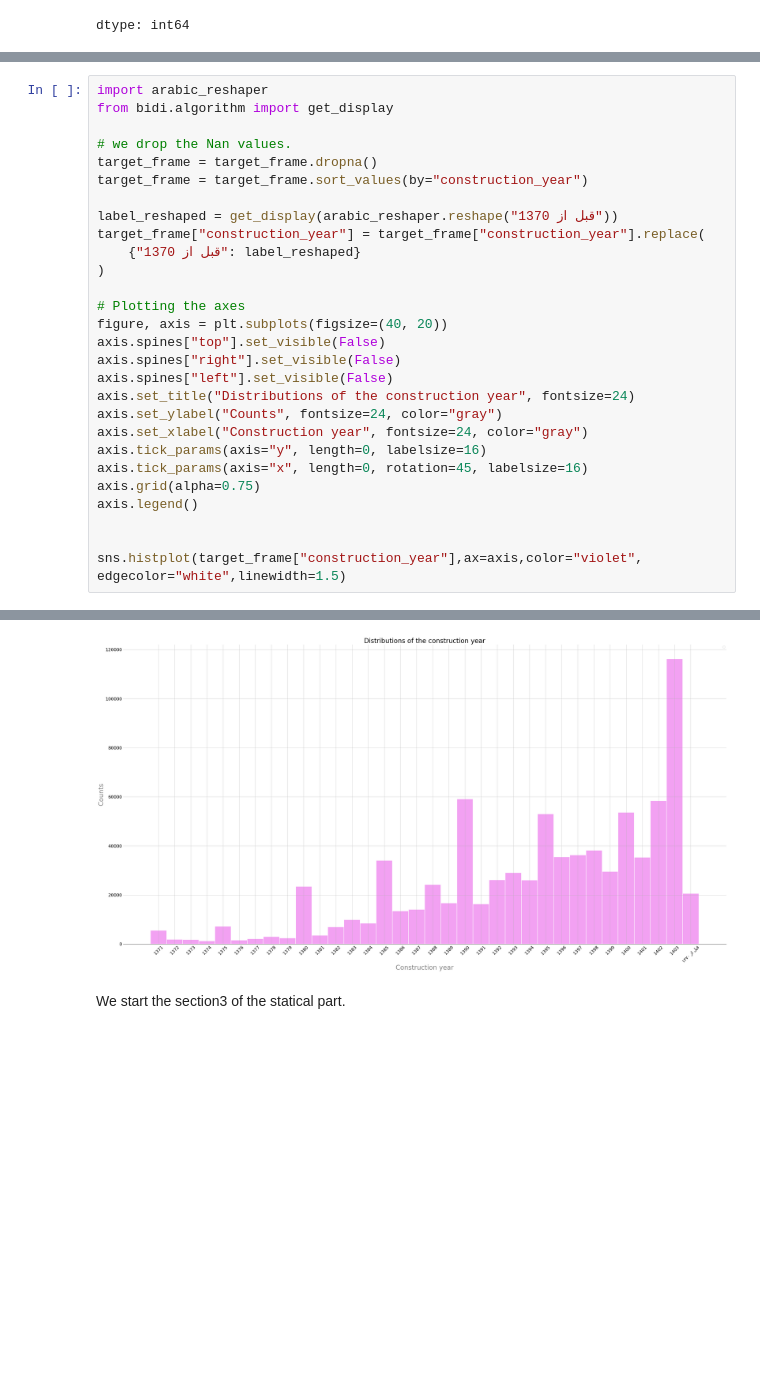
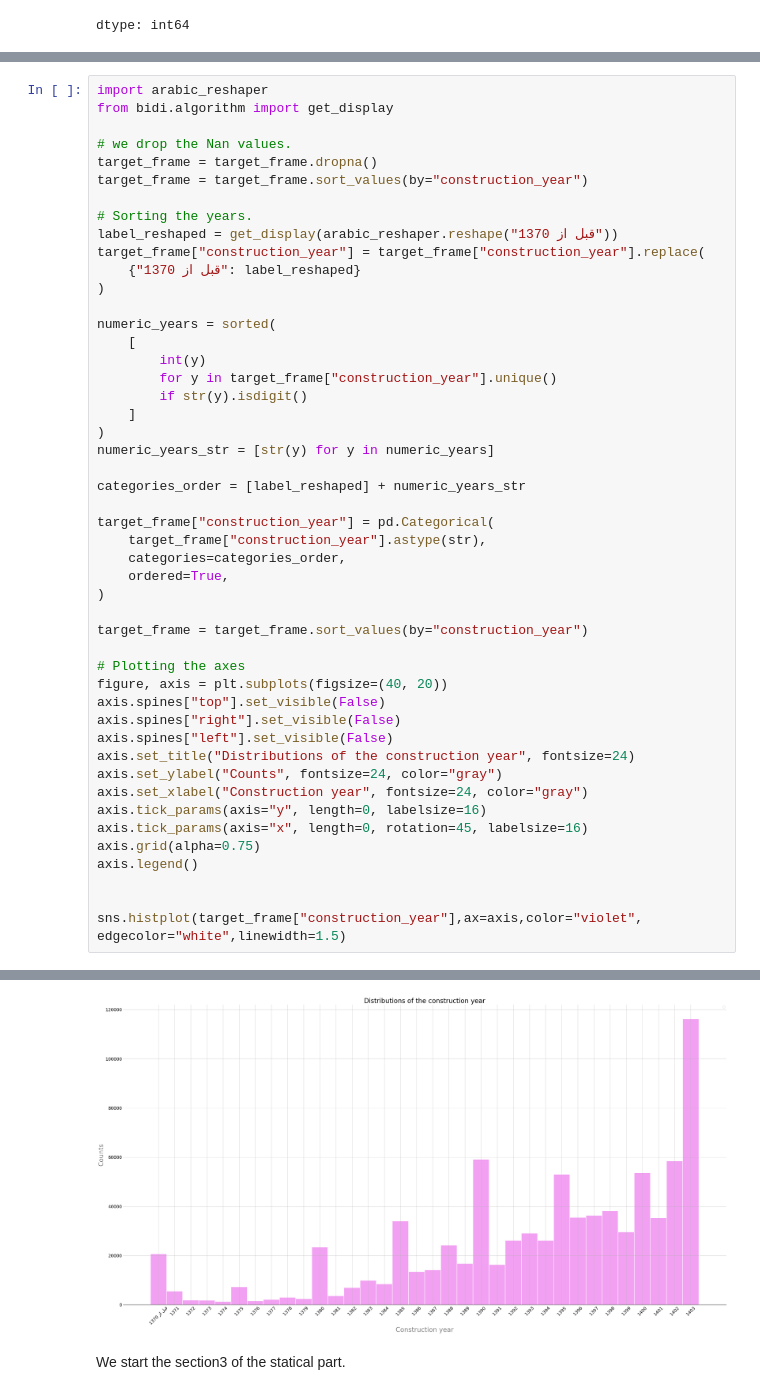
Before and after one commit to aminrafi394/quera-AI-first-project, a Jupyter notebook: Section2&3.ipynb, the cells around one changed output, grey strips where cells are left out. Cells and saved outputs as stored; diff of their text form; blank space fills up the shorter version.

```diff
--- a/Section2&3.ipynb
+++ b/Section2&3.ipynb
@@ -70,34 +84,54 @@ dtype: int64
 # %%
 import arabic_reshaper
 from bidi.algorithm import get_display
 
 # we drop the Nan values.
 target_frame = target_frame.dropna()
 target_frame = target_frame.sort_values(by="construction_year")
 
+# Sorting the years.
 label_reshaped = get_display(arabic_reshaper.reshape("قبل از 1370"))
 target_frame["construction_year"] = target_frame["construction_year"].replace(
     {"قبل از 1370": label_reshaped}
 )
+
+numeric_years = sorted(
+    [
+        int(y)
+        for y in target_frame["construction_year"].unique()
+        if str(y).isdigit()
+    ]
+)
+numeric_years_str = [str(y) for y in numeric_years]
+
+categories_order = [label_reshaped] + numeric_years_str
+
+target_frame["construction_year"] = pd.Categorical(
+    target_frame["construction_year"].astype(str),
+    categories=categories_order,
+    ordered=True,
+)
+
+target_frame = target_frame.sort_values(by="construction_year")
 
 # Plotting the axes
 figure, axis = plt.subplots(figsize=(40, 20))
 axis.spines["top"].set_visible(False)
 axis.spines["right"].set_visible(False)
 axis.spines["left"].set_visible(False)
 axis.set_title("Distributions of the construction year", fontsize=24)
 axis.set_ylabel("Counts", fontsize=24, color="gray")
 axis.set_xlabel("Construction year", fontsize=24, color="gray")
 axis.tick_params(axis="y", length=0, labelsize=16)
 axis.tick_params(axis="x", length=0, rotation=45, labelsize=16)
 axis.grid(alpha=0.75)
 axis.legend()
 
 
 sns.histplot(target_frame["construction_year"],ax=axis,color="violet", edgecolor="white",linewidth=1.5)
 # %% [output]
 <Axes: title={'center': 'Distributions of the construction year'}, xlabel='Construction year', ylabel='Counts'>
-[figure, old version]
+[figure, new version]
 # %% [markdown]
 We start the section3 of the statical part.
 # %%
```
Also changed, not shown: parts of 2 cells of this notebook.
